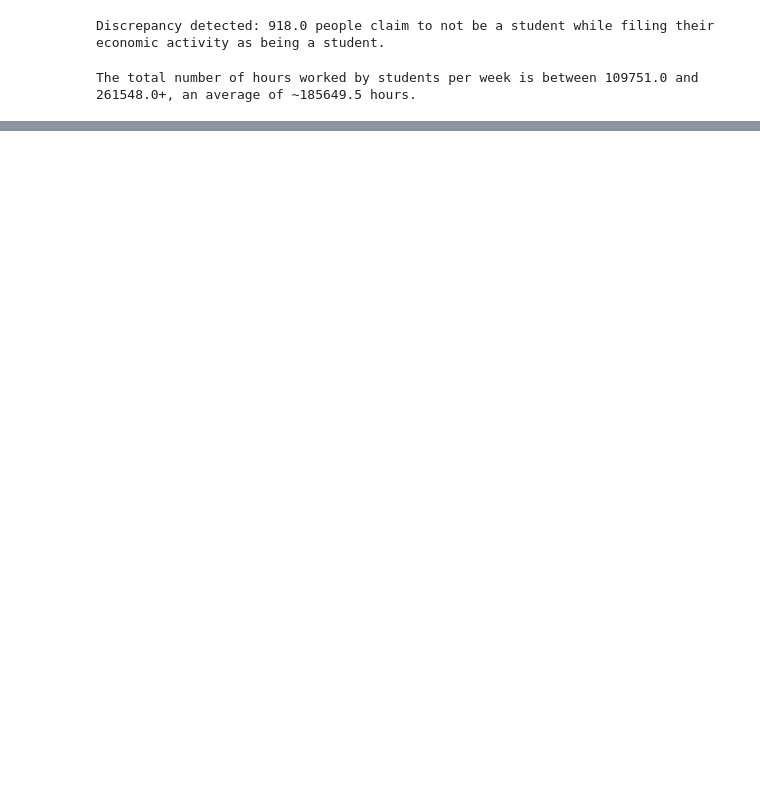
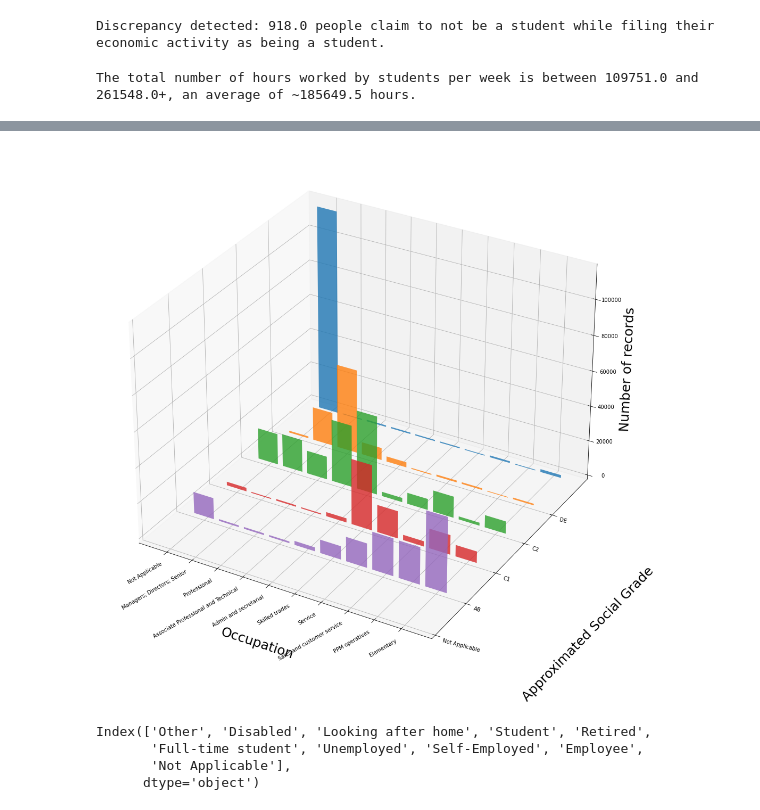
Before and after one commit to b0mbastik/PythonP2, a Jupyter notebook: analysis.ipynb, the cells around one changed output, grey strips where cells are left out. Drawn from its saved outputs; the diff is of its cells as text; code cells hidden in the pictures; blank space fills up the shorter version.

```diff
--- a/analysis.ipynb
+++ b/analysis.ipynb
@@ -141,0 +168,14 @@ ValueError: shape mismatch: objects cannot be broadcast to a single shape.  Mism
+# %%
+dt = gt.getTable(df, vf, "Occupation", "Approximated Social Grade")
+rg.get_table_3d_chart(dt, "Occupation", "Approximated Social Grade", "Number of records", 20, 20)
+plt.show()
+# %% [output]
+[figure, added]
+# %%
+dt = gt.getTable(df, vf, "Hours worked per week", "Economic Activity")
+dt.columns[::-1]
+# %% [output]
+Index(['Other', 'Disabled', 'Looking after home', 'Student', 'Retired',
+       'Full-time student', 'Unemployed', 'Self-Employed', 'Employee',
+       'Not Applicable'],
+      dtype='object')
```
Also changed, not shown: parts of 4 cells of this notebook, 2 other files.
